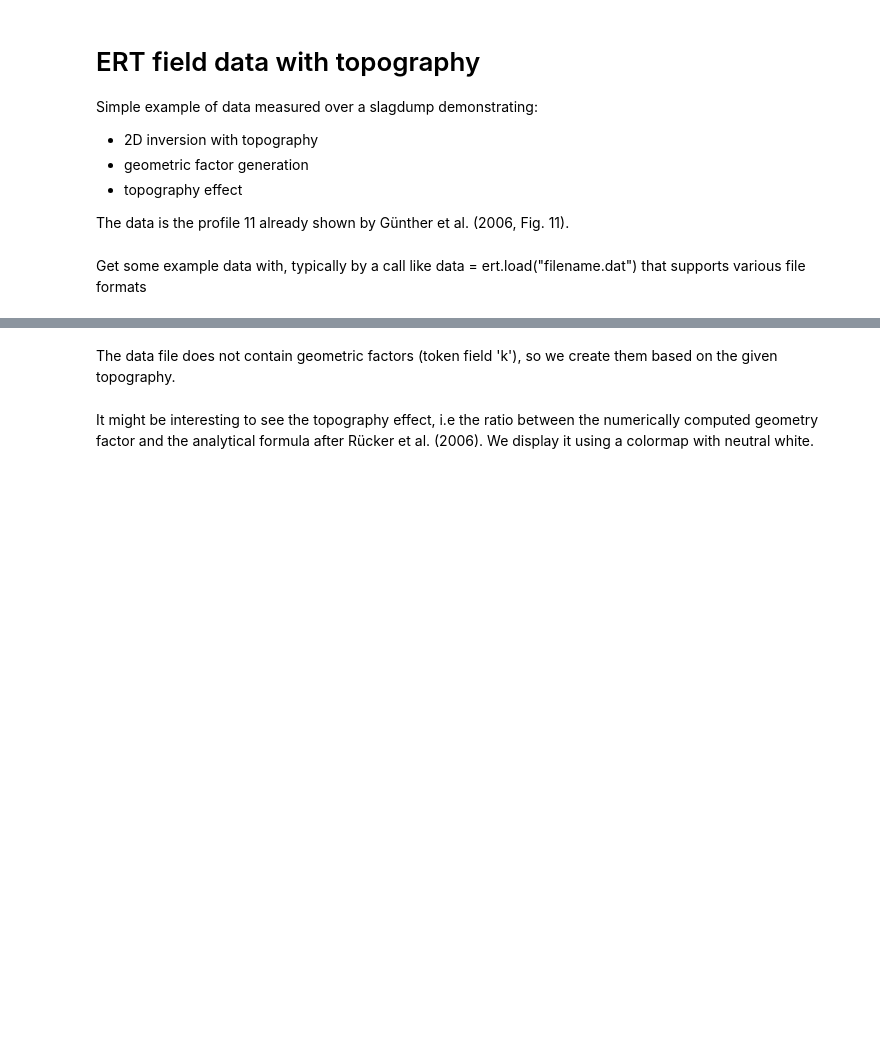
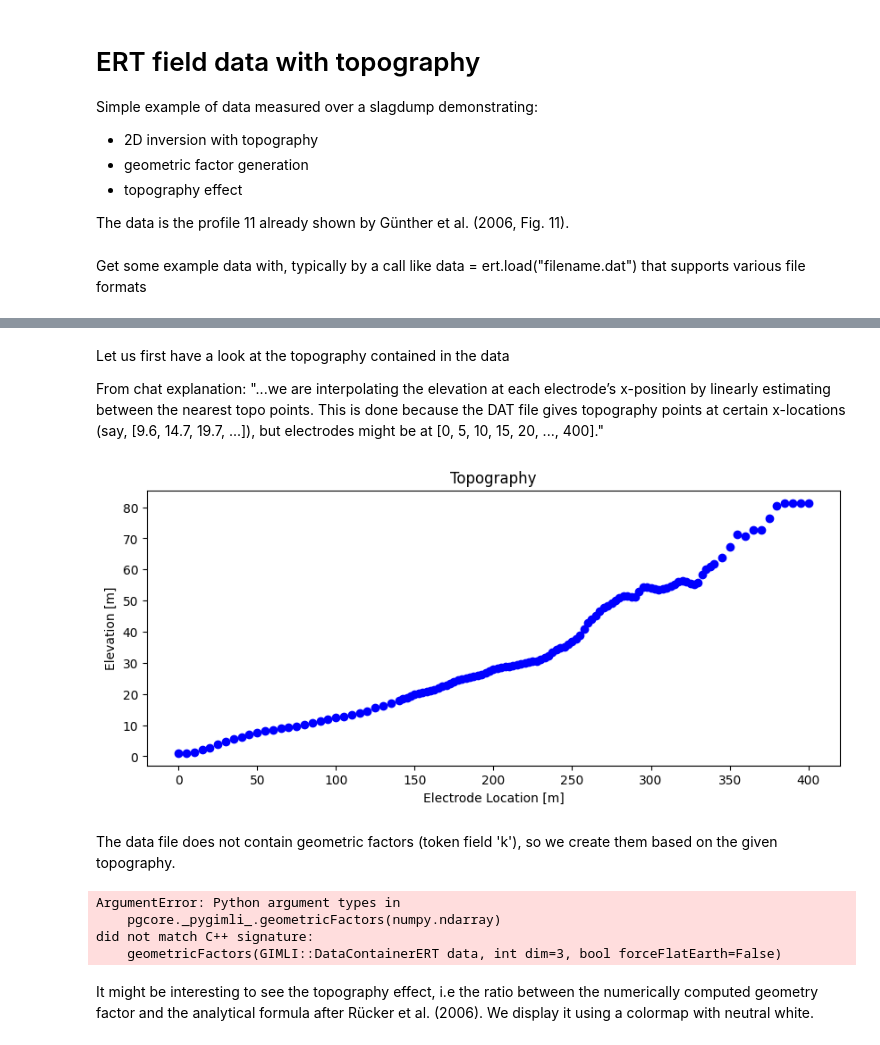
Before and after one commit to sydpas/erth370-w2026-sydpas, a Jupyter notebook: pygimex/ert/plot_02_ert_field_data.ipynb, the cells around one changed output, grey strips where cells are left out. Cells and saved outputs as stored; diff of their text form; code cells hidden in the pictures; blank space fills up the shorter version.

```diff
--- a/pygimex/ert/plot_02_ert_field_data.ipynb
+++ b/pygimex/ert/plot_02_ert_field_data.ipynb
@@ -27,2 +23,4 @@ Let us first have a look at the topography contained in the data
-# %%
-plt.plot(pg.x(data), pg.z(data), 'x-')
+# %%
+filename = r'C:\Users\sydne\git\erth370\erth370-w2026-sydpas\data\line01\Line01_DD-Grad_TOPO_combined.DAT'
+data = ert.load(filename)
+print(data)
@@ -29,9 +30,58 @@ plt.plot(pg.x(data), pg.z(data), 'x-')
+# %% [markdown]
+Let us first have a look at the topography contained in the data
+
+From chat explanation: "...we are interpolating the elevation at each electrode’s x-position by linearly estimating between the nearest topo points. This is done because the DAT file gives topography points at certain x-locations (say, [9.6, 14.7, 19.7, ...]), but electrodes might be at [0, 5, 10, 15, 20, ..., 400]."
+# %%
+topo = []
+start_line = 7386
+
+with open(filename) as f:  # reading DAT line by line
+    for i, line in enumerate(f):
+        if i < start_line:  # if not topo data yet, continue
+            continue
+        parts = line.split()  # split using whitespace
+        if len(parts) == 2: # if data has 2 columns it is topo data so add to the list
+            topo.append([float(parts[0]), float(parts[1])])
+topo = np.array(topo)  # convert to numpy array
+
+x_elec = pg.x(data)  # get x pos of all electrodes
+z_elec = np.interp(x_elec, topo[:,0], topo[:,1])  # interpolate topo at each electrode
+
+x_elec = np.array(pg.x(data))  # convert RVector to numpy
+
+# now we ensure topo covers all electrodes at both ends
+if topo[0,0] > x_elec.min():  # if topo is to the right of (after) electrode
+    topo = np.vstack(([x_elec.min(), topo[0,1]], topo))
+if topo[-1,0] < x_elec.max():  # if topo is to the left of (before) electrode
+    topo = np.vstack((topo, [x_elec.max(), topo[-1,1]]))
+
+
+# second interp of topo at electrode positions
+z_interp = np.interp(x_elec, topo[:,0], topo[:,1])
+
+# set electrode positions in data
+data.setSensorPositions(pg.PosVector(np.c_[x_elec, z_interp]))  # combine into 2D array, convert to gimli pos vector, and update elec pos in ERT dataset
+
+# plot to check
+plt.figure(figsize=(10,4))
+plt.plot(x_elec, z_interp, 'bo')
+plt.xlabel('Electrode Location [m]')
+plt.ylabel('Elevation [m]')
+plt.title('Topography')
+plt.show()
+# %% [output]
+[figure, added]
 # %% [markdown]
 The data file does not contain geometric factors (token field 'k'),
 so we create them based on the given topography.
 # %%
-k0 = ert.createGeometricFactors(data)  # the analytical one
-data['k'] = ert.createGeometricFactors(data, numerical=True)
+k0 = ert.createGeometricFactors(topo)  # the analytical one
+data['k'] = ert.createGeometricFactors(topo, numerical=True)
+# %% [output]
+ArgumentError: Python argument types in
+    pgcore._pygimli_.geometricFactors(numpy.ndarray)
+did not match C++ signature:
+    geometricFactors(GIMLI::DataContainerERT data, int dim=3, bool forceFlatEarth=False)
 # %% [markdown]
 It might be interesting to see the topography effect, i.e the ratio between
 the numerically computed geometry factor and the analytical formula after
```
Also changed, not shown: parts of 10 cells of this notebook.
